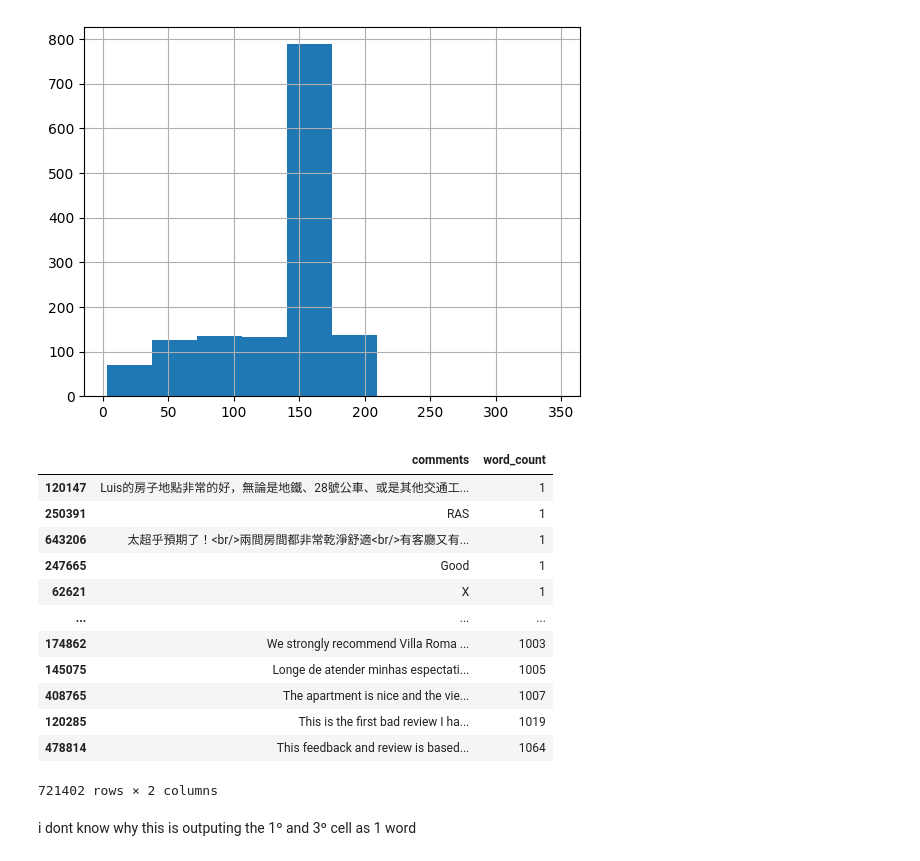
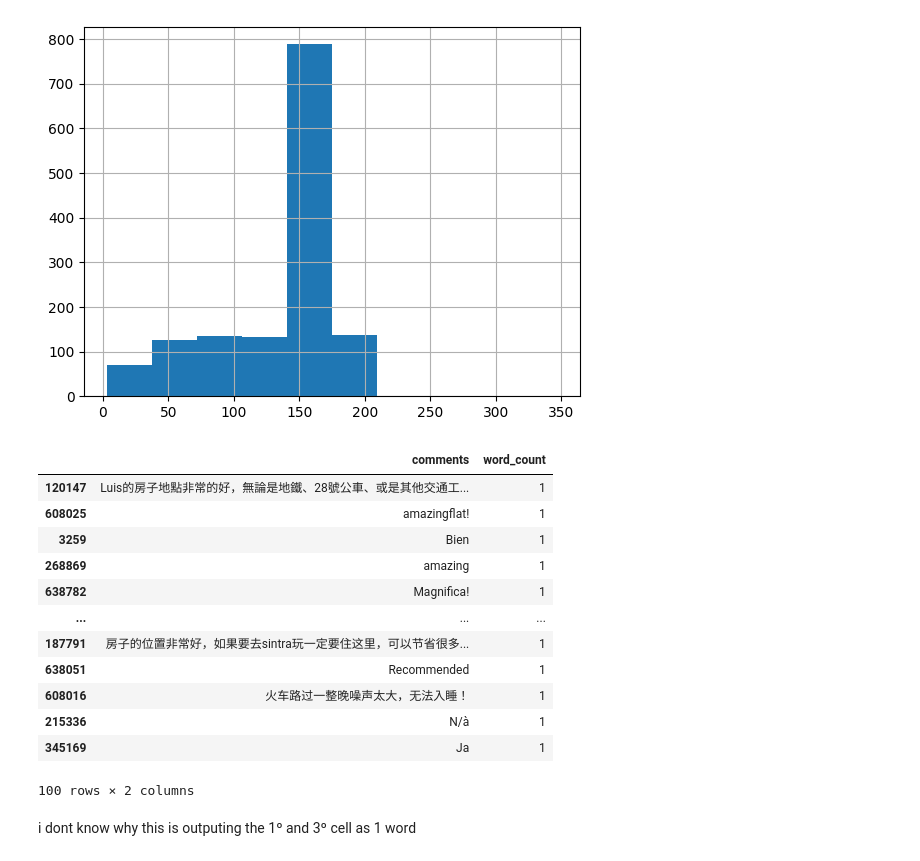
Before and after one commit to inesleonidasrocha/TM2023-Airbnb, a Jupyter notebook: NLP_3.ipynb, the cells around one changed output. Drawn from its saved outputs; the diff is of its cells as text; code cells hidden in the pictures.

```diff
--- a/NLP_3.ipynb
+++ b/NLP_3.ipynb
@@ -340,21 +348,27 @@ test_data['word_count'].hist()
 # %%
 train_reviews['word_count']  = train_reviews['comments'].apply(lambda x: len(str(x).split(" ")))
 train_reviews = train_reviews.sort_values(by='word_count', ascending=True)
 train_reviews[['comments','word_count']]
+
+# filter the dataframe to only include rows with 3 words or less
+short_comments = train_reviews[train_reviews['word_count'] <= 3]
+
+# print out the resulting dataframe
+short_comments[['comments', 'word_count']].head(100)
 # %% [output]
 |  | comments | word_count |
 | 120147 | Luis的房子地點非常的好，無論是地鐵、28號公車、或是其他交通工... | 1 |
-| 250391 | RAS | 1 |
-| 643206 | 太超乎預期了！<br/>兩間房間都非常乾淨舒適<br/>有客廳又有... | 1 |
-| 247665 | Good | 1 |
-| 62621 | X | 1 |
+| 608025 | amazingflat! | 1 |
+| 3259 | Bien | 1 |
+| 268869 | amazing | 1 |
+| 638782 | Magnifica! | 1 |
 | ... | ... | ... |
-| 174862 | We strongly recommend Villa Roma ... | 1003 |
-| 145075 | Longe de atender minhas espectati... | 1005 |
-| 408765 | The apartment is nice and the vie... | 1007 |
-| 120285 | This is the first bad review I ha... | 1019 |
-| 478814 | This feedback and review is based... | 1064 |
+| 187791 | 房子的位置非常好，如果要去sintra玩一定要住这里，可以节省很多... | 1 |
+| 638051 | Recommended | 1 |
+| 608016 | 火车路过一整晚噪声太大，无法入睡！ | 1 |
+| 215336 | N/à | 1 |
+| 345169 | Ja | 1 |
-721402 rows × 2 columns
+100 rows × 2 columns
 # %% [markdown]
 i dont know why this is outputing the 1º and 3º cell as 1 word
 # %%
```
Also changed, not shown: parts of 14 cells of this notebook, 1 other file.
